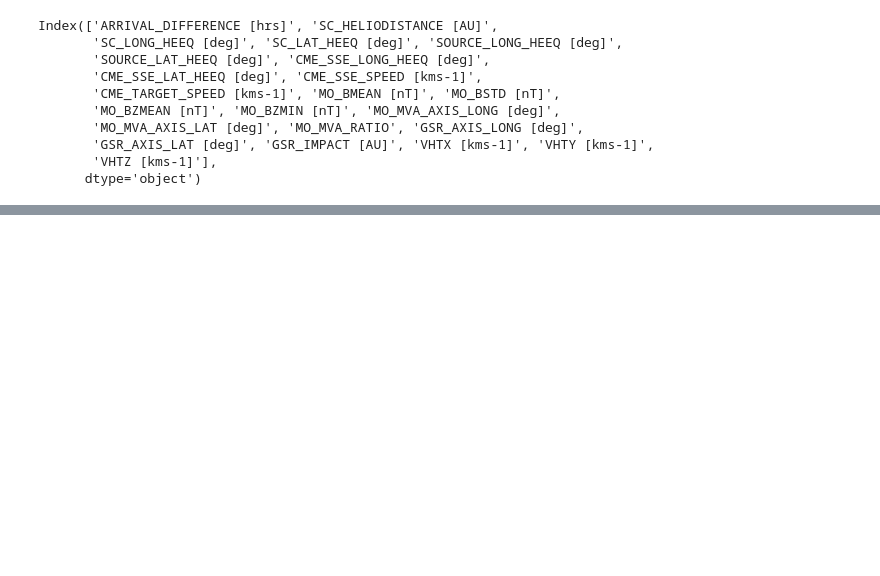
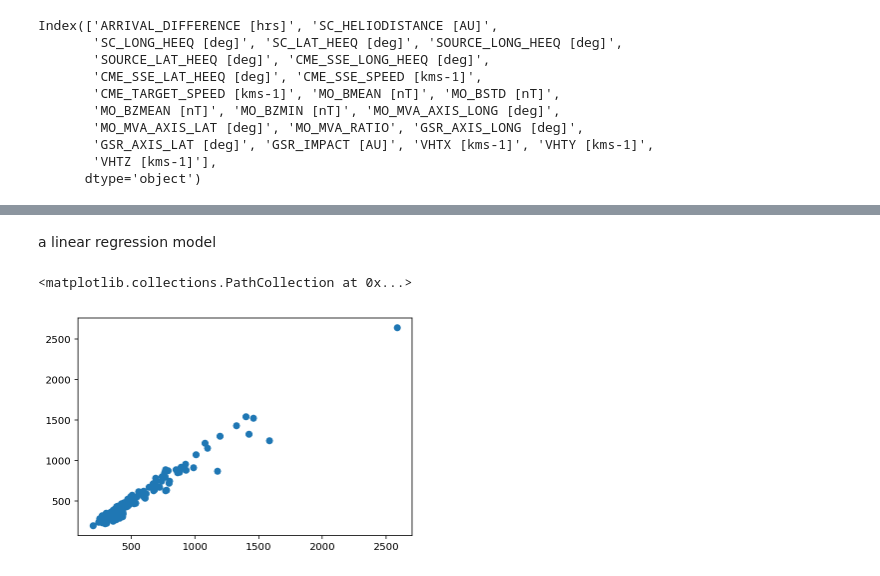
Before and after one commit to Atashnezhad/CME_forcast, a Jupyter notebook: Codes/P02_01_EDA.ipynb, the cells around one changed output, grey strips where cells are left out. Saved outputs shown, nothing was run; the diff lists cells and outputs as text; code cells hidden in the pictures; blank space fills up the shorter version.

```diff
--- a/Codes/P02_01_EDA.ipynb
+++ b/Codes/P02_01_EDA.ipynb
@@ -190,0 +234,20 @@ No handles with labels found to put in legend.
+# %% [markdown]
+a linear regression model
+# %%
+lr = LinearRegression()
+
+X = df[['CME_SSE_SPEED [kms-1]','ARRIVAL_DIFFERENCE [hrs]',
+                'MO_BSTD [nT]','SOURCE_LAT_HEEQ [deg]','MO_MVA_AXIS_LAT [deg]',
+                'GSR_AXIS_LAT [deg]','MO_MVA_AXIS_LONG [deg]']]
+
+
+y = df['CME_TARGET_SPEED [kms-1]']
+
+lr.fit(X, y)
+
+y_pred = lr.predict(X)
+# %%
+plt.scatter(y_pred, y)
+# %% [output]
+<matplotlib.collections.PathCollection at 0x...>
+[figure, added]
```
Also changed, not shown: parts of 24 cells of this notebook, 2 other files.
